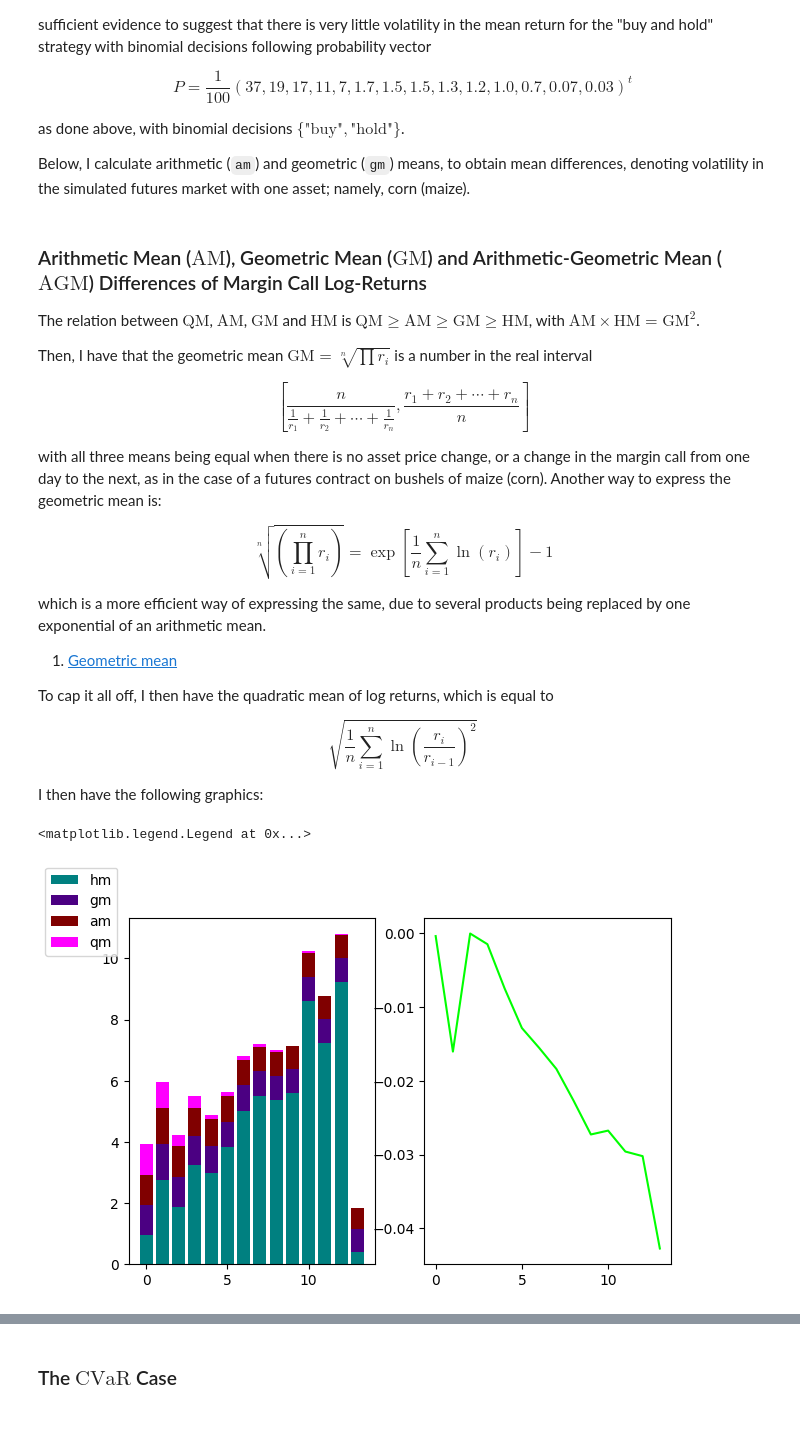
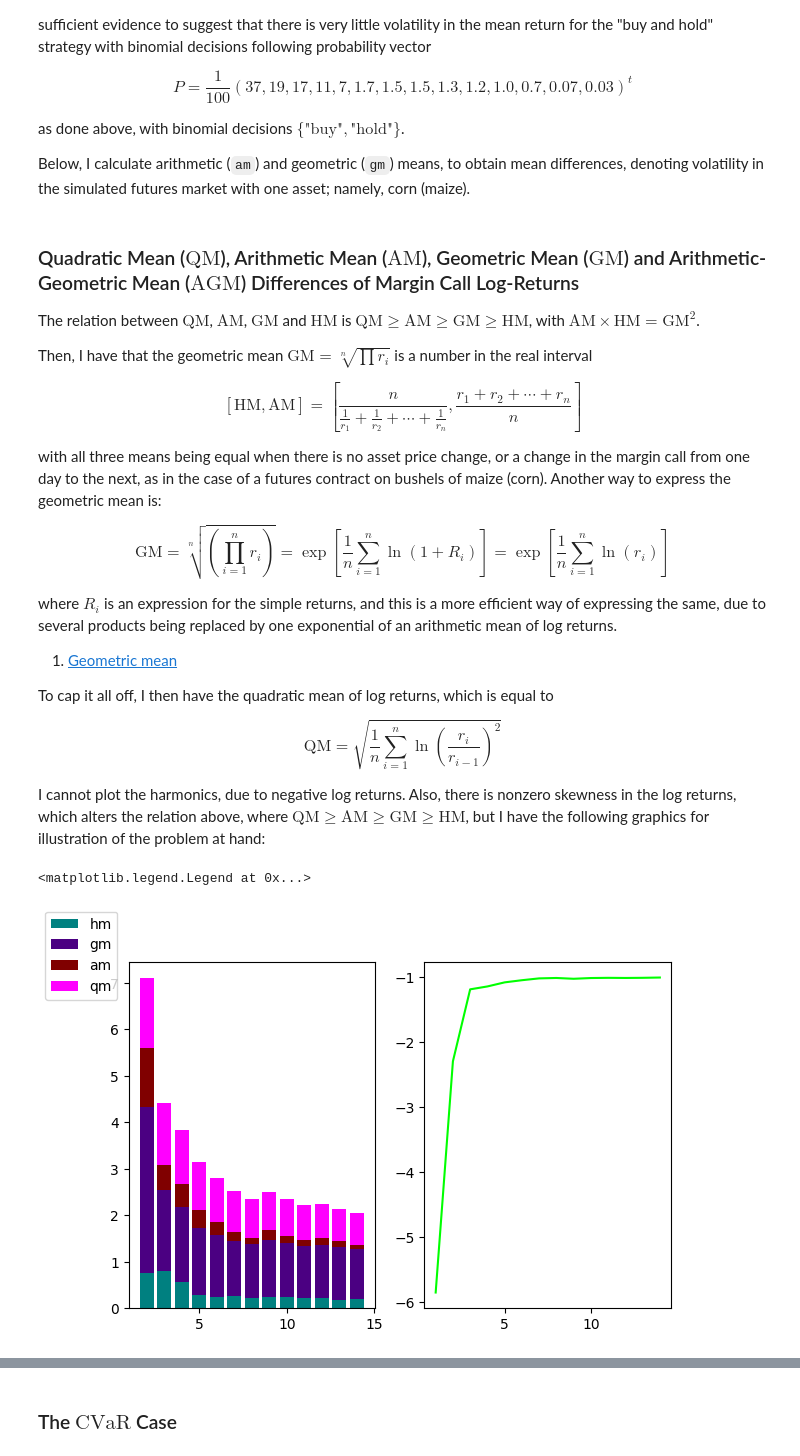
Before and after one commit to salma-rodriguez/Futures-Experiment, a Jupyter notebook: cornfutures_swaptures.ipynb, the cells around one changed output, grey strips where cells are left out. Cells and saved outputs as stored; diff of their text form; code cells hidden in the pictures; blank space fills up the shorter version.

```diff
--- a/cornfutures_swaptures.ipynb
+++ b/cornfutures_swaptures.ipynb
@@ -819,13 +1258,19 @@ Winsorizing the parameters,
 import warnings
 warnings.filterwarnings('ignore')
 
-for i, each in enumerate(x):
+for i, each in enumerate(m):
     if each < outliers_μ[0]:
-        x[i] = outliers_μ[0];
+        m[i] = outliers_μ[0];
     if each > outliers_μ[1]:
-        x[i] = outliers_μ[1];
+        m[i] = outliers_μ[1];
 
-for i, each in enumerate(s):
+for i, each in enumerate(e):
+    if each < outliers_e[0]:
+        e[i] = outliers_e[0];
+    if each > outliers_e[1]:
+        e[i] = outliers_e[1];
+
+for i, each in enumerate(σ):
     if each < outliers_σ[0]:
         s[i] = outliers_σ[0];
     if each > outliers_σ[1]:
@@ -836,12 +1281,6 @@ for i, each in enumerate(r):
         r[i] = outliers_r[0];
     if each > outliers_r[1]:
         r[i] = outliers_r[1];
-
-for i, each in enumerate(u):
-    if each < outliers_ϕ[0]:
-        u[i] = outliers_ϕ[0];
-    if each > outliers_ϕ[1]:
-        u[i] = outliers_ϕ[1];
 # %% [markdown]
 and replotting to obtain
 # %%
@@ -884,35 +1323,37 @@ as done above, with binomial decisions $\{\text{"buy"}, \text{"hold"}\}$.
 
 Below, I calculate arithmetic (`am`) and geometric (`gm`) means, to obtain mean differences, denoting volatility in the simulated futures market with one asset; namely, corn (maize).
 # %% [markdown]
-### Arithmetic Mean ($\text{AM}$), Geometric Mean ($\text{GM}$) and Arithmetic-Geometric Mean ($\text{AGM}$) Differences of Margin Call Log-Returns
+### Quadratic Mean ($\text{QM}$), Arithmetic Mean ($\text{AM}$), Geometric Mean ($\text{GM}$) and Arithmetic-Geometric Mean ($\text{AGM}$) Differences of Margin Call Log-Returns
 
 The relation between $\text{QM}$, $\text{AM}$, $\text{GM}$ and $\text{HM}$ is $\text{QM} \ge \text{AM} \ge \text{GM} \ge \text{HM}$, with $\text{AM} \times \text{HM} = \text{GM}^2$.
 
 Then, I have that the geometric mean $\text{GM} = \sqrt[n]{\prod{r_i}}$ is a number in the real interval
 
 $$
-    \left[ \frac{n}{\frac{1}{r_1}+\frac{1}{r_2}+\cdots+\frac{1}{r_n}}, \frac{r_1+r_2+\cdots+r_n}{n} \right]
+    [\text{HM}, \text{AM}] = \left[ \frac{n}{\frac{1}{r_1}+\frac{1}{r_2}+\cdots+\frac{1}{r_n}}, \frac{r_1+r_2+\cdots+r_n}{n} \right]
 $$
 
 with all three means being equal when there is no asset price change, or a change in the margin call from one day to the next, as in the case of a futures contract on bushels of maize (corn). Another way to express the geometric mean is:
 
 $$
-    \sqrt[n]{\left( \prod_{i=1}^n r_i \right)} = \exp{ \left[ \frac{1}{n}\sum_{i=1}^n\ln{(r_i)} \right] }-1 \tag{1}
+    \text{GM} = \sqrt[n]{\left( \prod_{i=1}^n r_i \right)} = \exp{ \left[ \frac{1}{n}\sum_{i=1}^n\ln{(1 + R_i)} \right] } = \exp{ \left[ \frac{1}{n}\sum_{i=1}^n\ln{(r_i)} \right] } \tag{1}
 $$
 
-which is a more efficient way of expressing the same, due to several products being replaced by one exponential of an arithmetic mean.
+where $R_i$ is an expression for the simple returns, and this is a more efficient way of expressing the same, due to several products being replaced by one exponential of an arithmetic mean of log returns.
 
 1. [Geometric mean](en.wikipedia.org/wiki/Geometric_mean)
 
 To cap it all off, I then have the quadratic mean of log returns, which is equal to
 
 $$
-    \sqrt{\frac{1}{n}\sum_{i=1}^n\ln{\left(\frac{r_i}{r_{i-1}}\right)^2}}
+    \text{QM} = \sqrt{\frac{1}{n}\sum_{i=1}^n\ln{\left(\frac{r_i}{r_{i-1}}\right)^2}}
 $$
 
-I then have the following graphics:
+I cannot plot the harmonics, due to negative log returns. Also, there is nonzero skewness in the log returns, which alters the relation above, where $\text{QM} \ge \text{AM} \ge \text{GM} \ge \text{HM}$, but I have the following graphics for illustration of the problem at hand:
 # %%
-r = dx['lg_r']
+sp_r = parms['R']
+lg_r = parms['r']
+M_ct = parms['MAX']
 
 am = []
 gm = []
@@ -920,44 +1361,62 @@ hm = []
 qm = []
 
 color1 = 'teal'
 color2 = 'indigo'
 color3 = 'maroon'
 color4 = 'magenta'
 color5 = 'lime'
 
 eps = 1e-9
 n = [i for i in range(1, 15)]
 
-for i in range(1, 15):
-    am.append(np.sum(r[0:i]) / n[i-1])
+# assume simple returns for below function
+def log_returns(x):
+    return np.log(1 + x)
 
-for i in range(1, 15):
-    gm.append(np.exp((1/n[i-1])*np.sum(r[0:i])-1))
+# assume log returns for below functions
+def quad_mean(x):
+    return np.sqrt(np.mean(np.square(x)))
 
-for i in range(1, 15):
-    hm.append(np.divide(n[i-1], np.sum(np.divide(1, r[i-1]))))
+def arith_mean(x):
+    return np.mean(x)
 
-for i in range(1, 15):
-    qm.append(np.sqrt((1/n[i-1])*np.sum(np.power(r[i-1], i-1))))
+def geom_mean(x):
+    return np.exp(np.mean(x))
+
+def harm_mean(x):
+    return st.harmonic_mean(np.abs(x))
+
+window = 14
+qm = lg_r.rolling(window, min_periods=1).apply(quad_mean)
+
+window = 14
+am = lg_r.rolling(window, min_periods=1).apply(arith_mean)
+
+window = 14
+gm = lg_r.rolling(window, min_periods=1).apply(geom_mean)
+
+window = 14
+hm = lg_r[1:].rolling(window, min_periods=2).apply(harm_mean)
 
 dz = pd.DataFrame({
     'qm': qm,
     'am': am,
     'gm': gm,
     'hm': hm
 })
 
 fig, axs = plt.subplots(1, 2)
-axs[0].bar(dz['hm'].index, hm, label='hm', color=color1)
-axs[0].bar(dz['gm'].index, gm, label='gm', bottom=dz['hm'], color=color2)
-axs[0].bar(dz['am'].index, am, label='am', bottom=dz['hm']+dz['gm'], color=color3)
-axs[0].bar(dz['qm'].index, qm, label='qm', bottom=dz['hm']+dz['gm']+dz['am'], color=color4)
+
+axs[0].bar(dz['hm'].index[1:], hm, label='hm', color=color1)
+axs[0].bar(dz['gm'].index, gm, bottom=dz['hm'], label='gm', color=color2)
+axs[0].bar(dz['am'].index, am, bottom=dz['hm']+dz['gm'], label='am', color=color3)
+axs[0].bar(dz['qm'].index, qm, bottom=dz['hm']+dz['gm']+dz['am'], label='qm', color=color4)
 
 axs[1].plot(np.subtract(am, gm), color=color5)
 
 fig.set_size_inches(7, 4.5)
 fig.legend(loc='upper left')
 # %% [output]
 <matplotlib.legend.Legend at 0x...>
-[figure, old version]
+[figure, new version]
 # %% [markdown]
```
Also changed, not shown: parts of 141 cells of this notebook.
